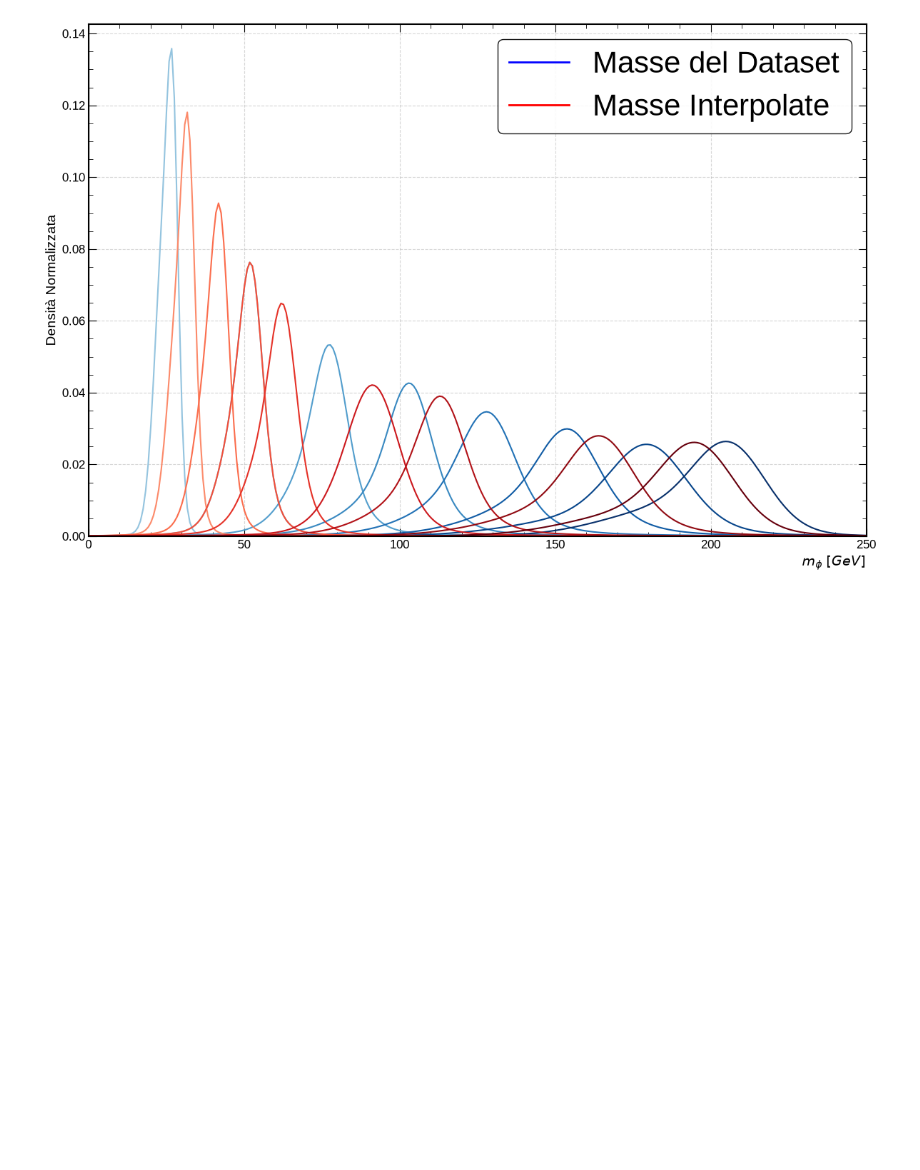
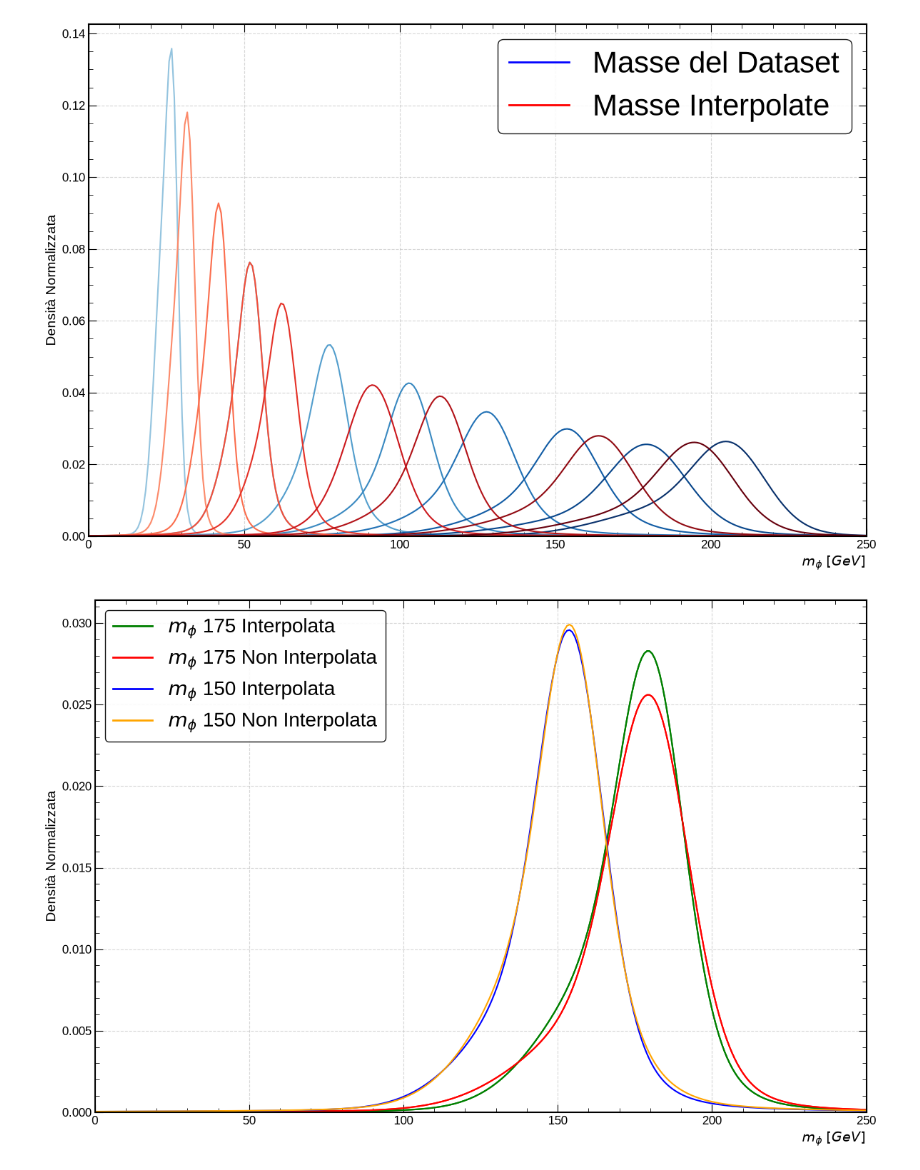
Before and after one commit to riccardocanterini-cyber/Tesi, a Jupyter notebook: Fit_Bifunzione/Prova_Interpolazione.ipynb, the cells around one changed output. Cells and saved outputs as stored; diff of their text form; code cells hidden in the pictures; blank space fills up the shorter version.

```diff
--- a/Fit_Bifunzione/Prova_Interpolazione.ipynb
+++ b/Fit_Bifunzione/Prova_Interpolazione.ipynb
@@ -235,3 +235,62 @@ plt.savefig('/home/riccardo/Tesi/Cartella_Analisi_Dati/Immagini/Grafico_Interpol
 plt.show()
 # %% [output]
 [figure]
+# %%
+#Ora facciamo il grafico di 175 GeV escludendo i suoi dati e interpolando i valori dei fit delle altre masse
+from Utilities_copy import DoubleVoigtFit3
+fig, ax = plt.subplots(figsize=(12, 8))
+
+fit_Interpolated_175_3=DoubleVoigtFit3(175, fit_MH_values, exclude_mass=[50, 175], ax=ax, color='green')
+fit_non_Interpolated_175_3=DoubleVoigtFit3(175, fit_MH_values, ax=ax, color='red')
+
+fit_Interpolated_175_3.grafico()
+fit_non_Interpolated_175_3.grafico()
+
+fit_Interpolated_175=DoubleVoigtFit2(175, fit_MH_values, exclude_mass=[50, 175], ax=ax, color='green')
+fit_non_Interpolated_175=DoubleVoigtFit2(175, fit_MH_values, ax=ax, color='red')
+
+
+fit_Interpolated_150=DoubleVoigtFit2(150, fit_MH_values, exclude_mass=[50, 150], ax=ax, color='blue')
+fit_non_Interpolated_150=DoubleVoigtFit2(150, fit_MH_values, ax=ax, color='orange')
+
+fit_Interpolated_175.grafico()
+fit_non_Interpolated_175.grafico()
+fit_Interpolated_150.grafico()
+fit_non_Interpolated_150.grafico()
+
+
+legend_elements = [Line2D([0], [0], color='green', lw=2, label='$m_{\phi}$ 175 Interpolata'),
+                   Line2D([0], [0], color='red', lw=2, label='$m_{\phi}$ 175 Non Interpolata')
+                   ,Line2D([0], [0], color='blue', lw=2, label='$m_{\phi}$ 150 Interpolata'),
+                     Line2D([0], [0], color='orange', lw=2, label='$m_{\phi}$ 150 Non Interpolata')]
+
+ax.legend(handles=legend_elements, fontsize=20, loc='upper left', frameon=True, framealpha=0.9, edgecolor='black')
+
+plt.rcParams.update({
+    'font.size': 12,
+    'font.family': 'sans-serif',
+    'font.sans-serif': ['Liberation Sans', 'DejaVu Sans'],
+    'xtick.direction': 'in',
+    'ytick.direction': 'in',
+    'xtick.major.size': 8,
+    'ytick.major.size': 8,
+    'xtick.minor.size': 4,
+    'ytick.minor.size': 4,
+    'xtick.top': True,
+    'ytick.right': True,
+    'axes.linewidth': 1.5,
+})
+ax.set_title("")
+#ax.text(0.95, 0.95, 'Masse con Interpolazioni', fontsize=16, fontweight='bold', ha="right", va="top", transform=ax.transAxes)
+ax.set_xlabel(r'$m_{\phi}$ $[GeV]$', fontsize=14, loc='right')
+ax.set_ylabel('Densità Normalizzata', fontsize=14)
+ax.grid(True, linestyle='--', alpha=0.5)
+ax.xaxis.set_minor_locator(AutoMinorLocator())
+ax.yaxis.set_minor_locator(AutoMinorLocator())
+ax.set_ylim(bottom=0)
+ax.set_xlim(0, 250)
+plt.tight_layout()
+#plt.savefig('/home/riccardo/Tesi/Cartella_Analisi_Dati/Immagini/Grafico_Interpolazioni.png', bbox_inches='tight')
+plt.show()
+# %% [output]
+[figure, added]
```
Also changed, not shown: parts of 12 cells of this notebook, 34 other files.
